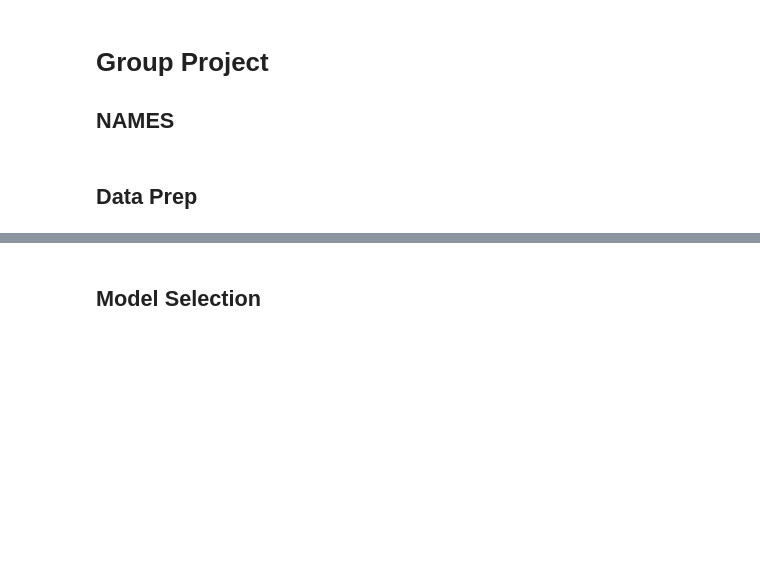
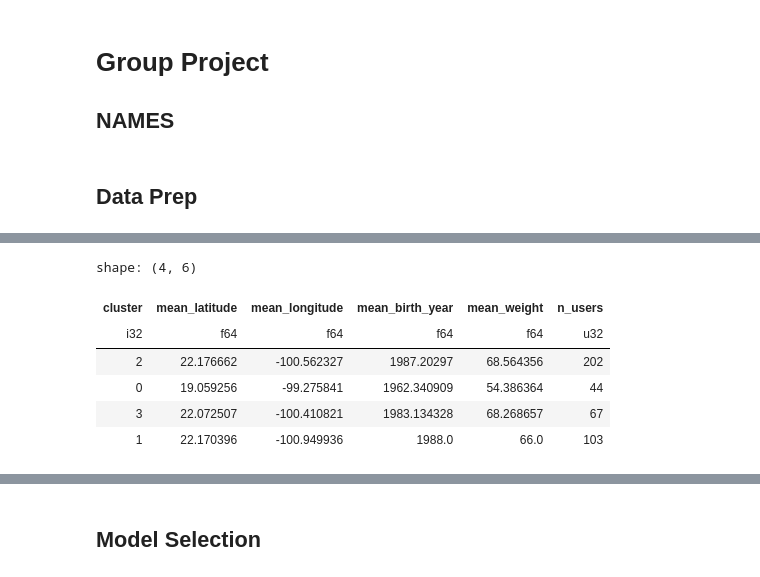
Before and after one commit to laurenally28/mktg3501project, a Jupyter notebook: main.ipynb, the cells around one changed output, grey strips where cells are left out. Saved outputs shown, nothing was run; the diff lists cells and outputs as text; code cells hidden in the pictures; blank space fills up the shorter version.

```diff
--- a/main.ipynb
+++ b/main.ipynb
@@ -215,13 +231,18 @@ print(rating_with_clusters.head())
 # %%
-# Calculate summary statistics for each segment
-# Segment Analysis
-segment_summary = rating_with_clusters.group_by('rating').agg(
-    [
-        pl.mean('rating').alias('mean_rating'),
-        pl.mean('food_rating').alias('mean_food_rating'),
-        pl.mean('service_rating').alias('mean_service_rating'),
-        pl.len().alias('n')
-    ]
-)
+segment_summary = user_data.group_by('cluster').agg([
+    pl.mean('latitude').alias('mean_latitude'),
+    pl.mean('longitude').alias('mean_longitude'),
+    pl.mean('birth_year').alias('mean_birth_year'),
+    pl.mean('weight').alias('mean_weight'),
+    pl.len().alias('n_users')
+])
 
 segment_summary
+# %% [output]
+shape: (4, 6)
+| cluster | mean_latitude | mean_longitude | mean_birth_year | mean_weight | n_users |
+| i32 | f64 | f64 | f64 | f64 | u32 |
+| 2 | 22.176662 | -100.562327 | 1987.20297 | 68.564356 | 202 |
+| 0 | 19.059256 | -99.275841 | 1962.340909 | 54.386364 | 44 |
+| 3 | 22.072507 | -100.410821 | 1983.134328 | 68.268657 | 67 |
+| 1 | 22.170396 | -100.949936 | 1988.0 | 66.0 | 103 |
```
Also changed, not shown: parts of 20 cells of this notebook.
